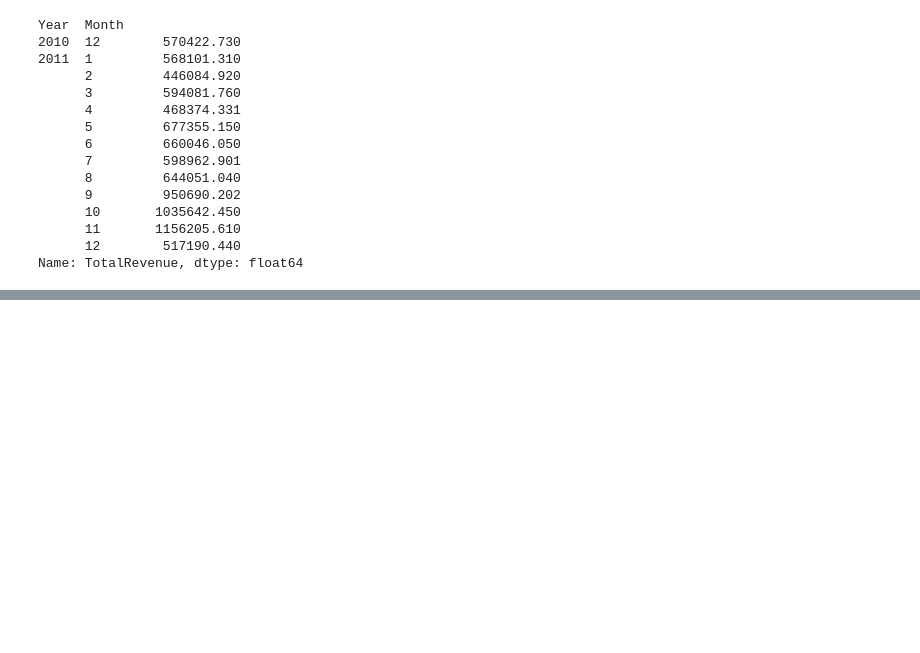
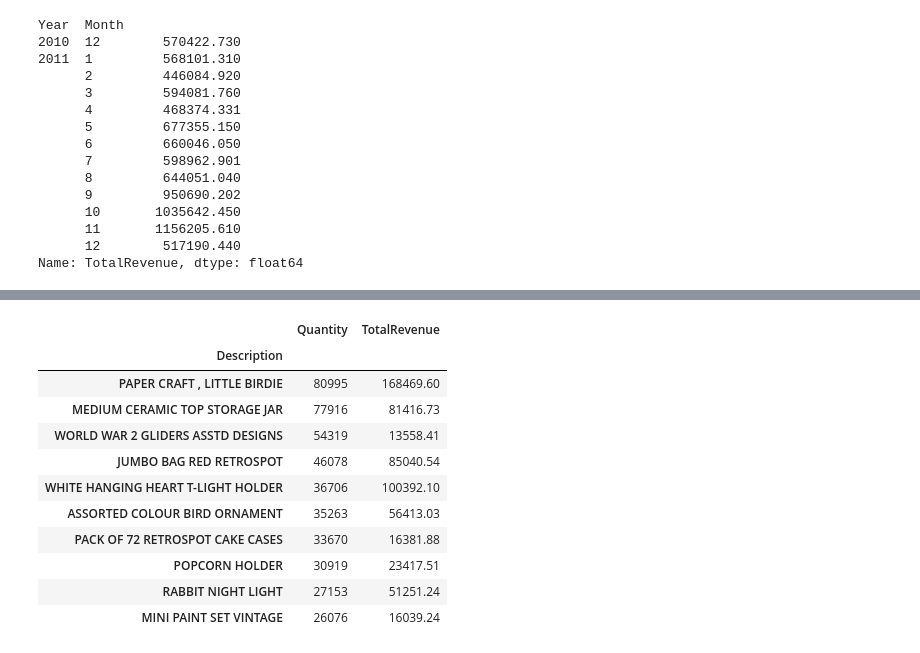
Before and after one commit to rajdeepmondal1/customer-segmentation, a Jupyter notebook: Customer_Segmentation_Arpan_+_Rajdeep.ipynb, the cells around one changed output, grey strips where cells are left out. Saved outputs shown, nothing was run; the diff lists cells and outputs as text; code cells hidden in the pictures; blank space fills up the shorter version.

```diff
--- a/Customer_Segmentation_Arpan_+_Rajdeep.ipynb
+++ b/Customer_Segmentation_Arpan_+_Rajdeep.ipynb
@@ -402,0 +467,2 @@ total_revenue_per_month.to_csv('total_revenue_per_month.csv')
+# %%
+df_orders_cleaned_stock_code_updated = df_orders_cleaned_stock_code[['Description', 'Quantity', 'TotalRevenue', 'OrderStatus', 'StockCode']]
@@ -402,0 +473,18 @@ total_revenue_per_month.to_csv('total_revenue_per_month.csv')
+# %%
+a = df_orders_cleaned_stock_code_updated[['Description', 'Quantity', 'TotalRevenue']]
+# %%
+a_updated_quantity = a.groupby(['Description']).sum().sort_values('Quantity', ascending=False).head(10)
+a_updated_quantity
+# %% [output]
+|  | Quantity | TotalRevenue |
+| Description |  |  |
+| PAPER CRAFT , LITTLE BIRDIE | 80995 | 168469.60 |
+| MEDIUM CERAMIC TOP STORAGE JAR | 77916 | 81416.73 |
+| WORLD WAR 2 GLIDERS ASSTD DESIGNS | 54319 | 13558.41 |
+| JUMBO BAG RED RETROSPOT | 46078 | 85040.54 |
+| WHITE HANGING HEART T-LIGHT HOLDER | 36706 | 100392.10 |
+| ASSORTED COLOUR BIRD ORNAMENT | 35263 | 56413.03 |
+| PACK OF 72 RETROSPOT CAKE CASES | 33670 | 16381.88 |
+| POPCORN HOLDER | 30919 | 23417.51 |
+| RABBIT NIGHT LIGHT | 27153 | 51251.24 |
+| MINI PAINT SET VINTAGE | 26076 | 16039.24 |
```
Also changed, not shown: parts of 24 cells of this notebook.
